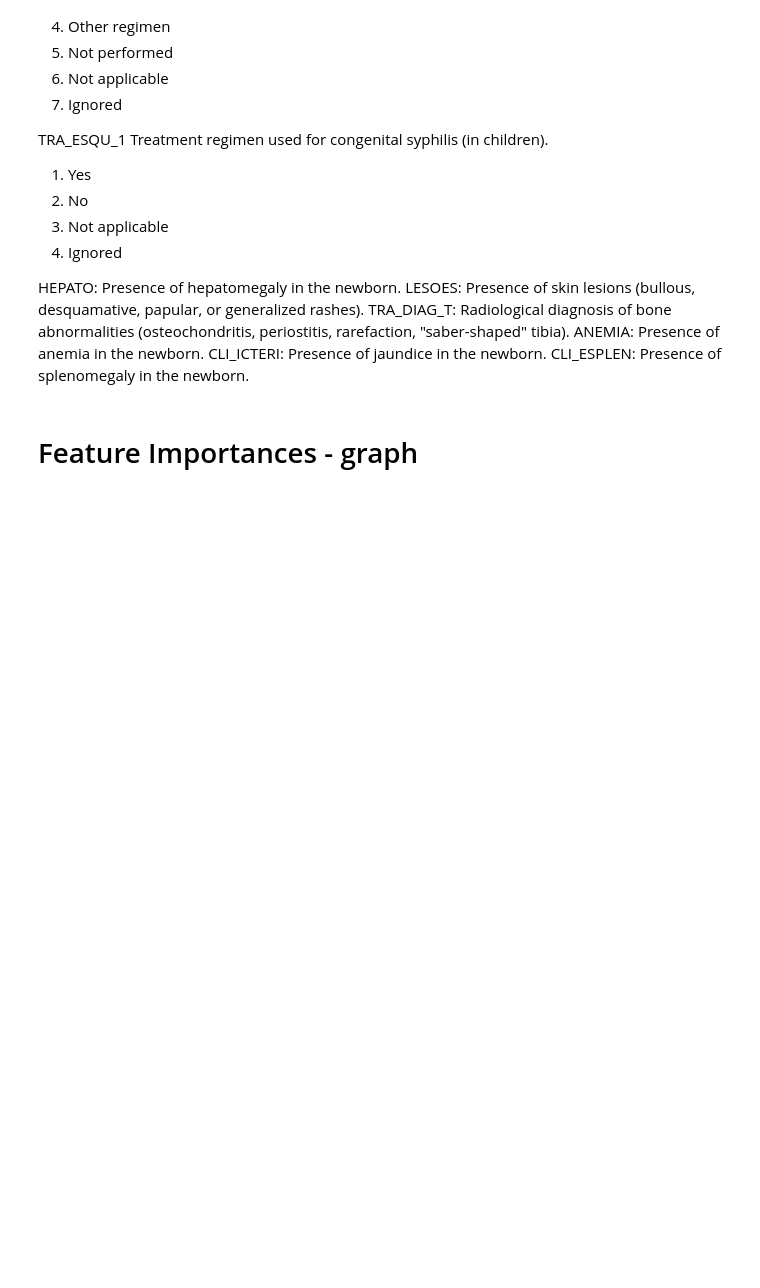
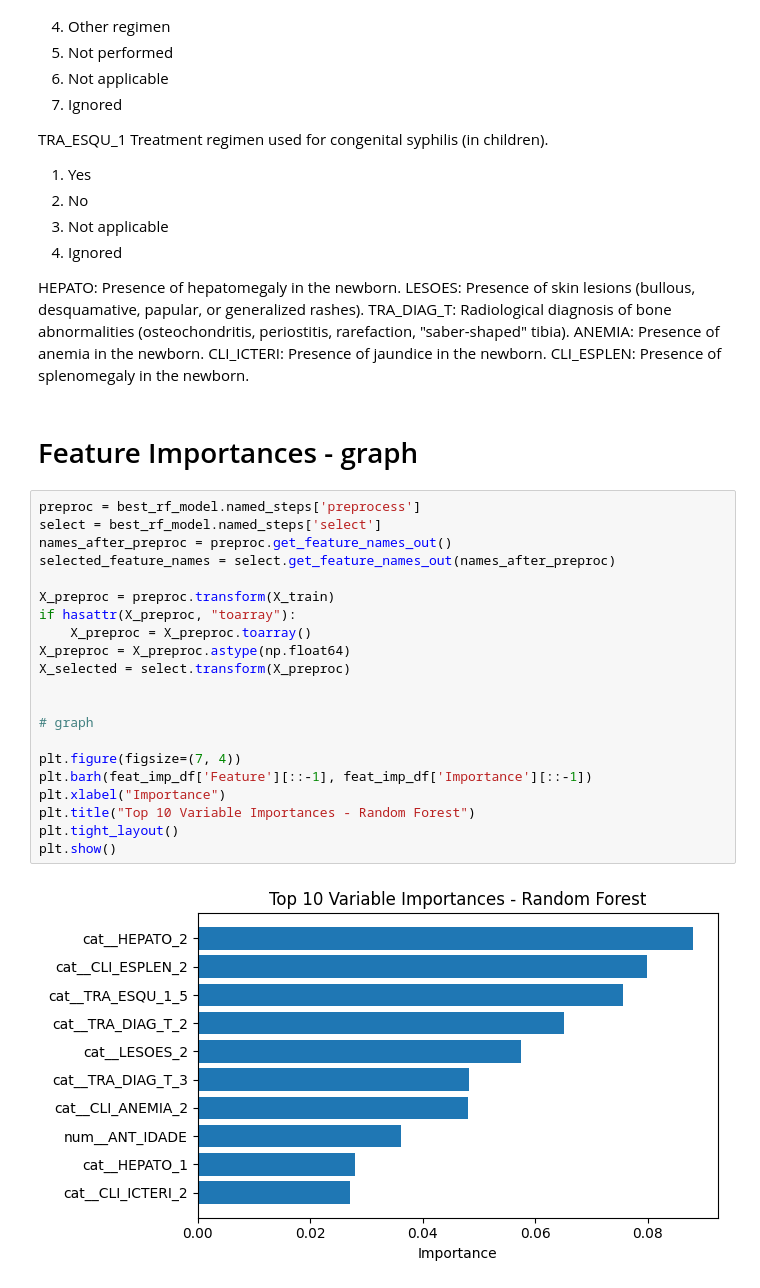
Before and after one commit to nataliateixeira-stats/Death-Prediction-Analysis-Congenital-Syphilis, a Jupyter notebook: scripts/python/3. ML Models - train test - before after.ipynb, the cells around one changed output. Drawn from its saved outputs; the diff is of its cells as text; blank space fills up the shorter version.

```diff
--- a/scripts/python/3. ML Models - train test - before after.ipynb
+++ b/scripts/python/3. ML Models - train test - before after.ipynb
@@ -695,4 +872,27 @@ CLI_ESPLEN:
 Presence of splenomegaly in the newborn.
 # %% [markdown]
 # Feature Importances - graph
+# %%
+preproc = best_rf_model.named_steps['preprocess']
+select = best_rf_model.named_steps['select']
+names_after_preproc = preproc.get_feature_names_out()
+selected_feature_names = select.get_feature_names_out(names_after_preproc)
+
+X_preproc = preproc.transform(X_train)
+if hasattr(X_preproc, "toarray"):
+    X_preproc = X_preproc.toarray()
+X_preproc = X_preproc.astype(np.float64)
+X_selected = select.transform(X_preproc)
+
+
+# graph
+
+plt.figure(figsize=(7, 4))
+plt.barh(feat_imp_df['Feature'][::-1], feat_imp_df['Importance'][::-1])
+plt.xlabel("Importance")
+plt.title("Top 10 Variable Importances - Random Forest")
+plt.tight_layout()
+plt.show()
+# %% [output]
+[figure, added]
 # %%
```
Also changed, not shown: parts of 19 cells of this notebook, 5 other files.
